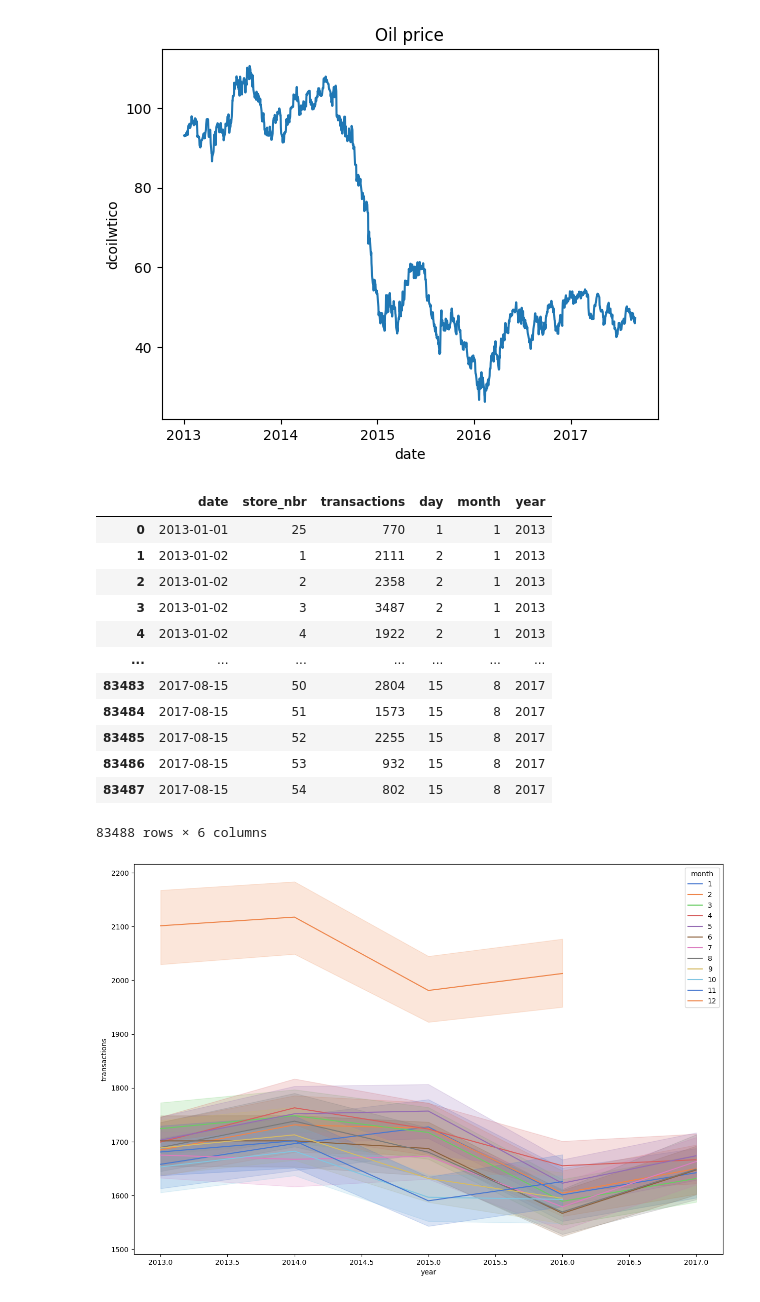
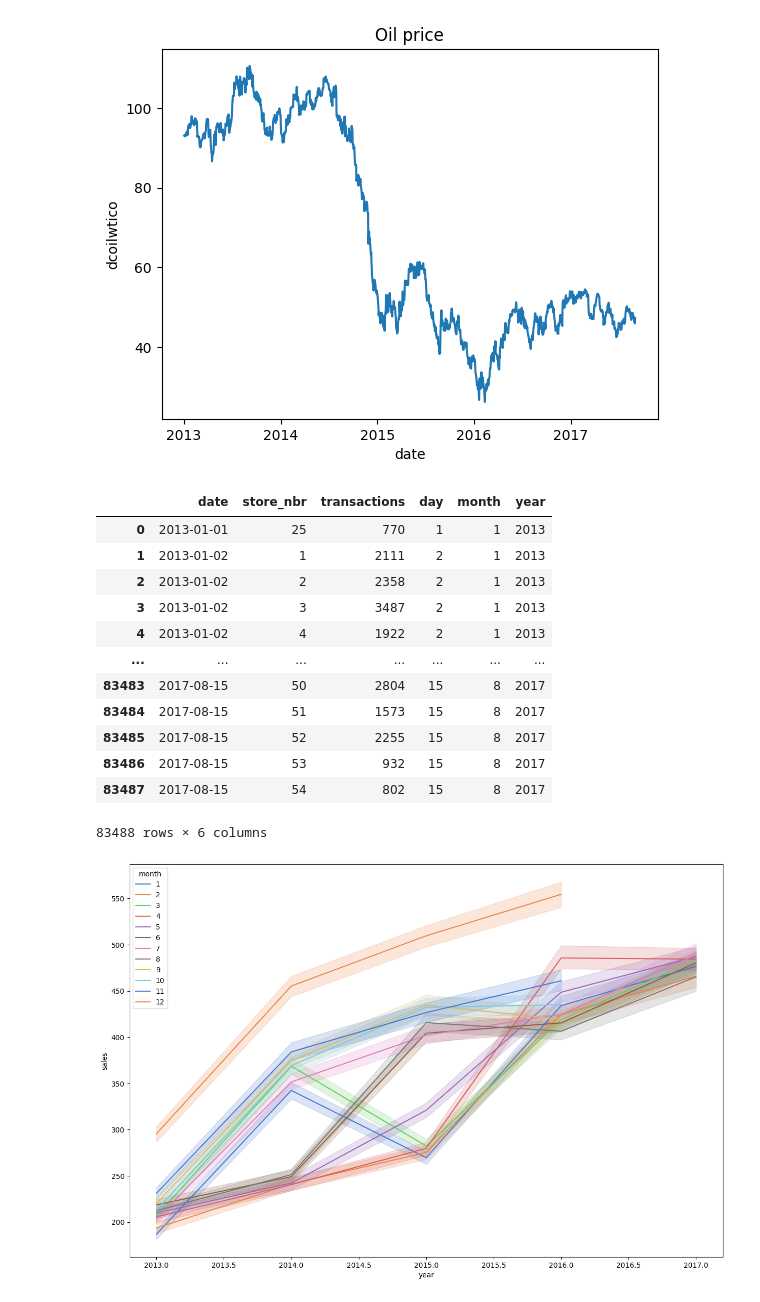
Before and after one commit to Ephicho/Regression, a Jupyter notebook: Regression.ipynb, the cells around one changed output. Cells and saved outputs as stored; diff of their text form; code cells hidden in the pictures.

```diff
--- a/Regression.ipynb
+++ b/Regression.ipynb
@@ -282,34 +282,34 @@ plt.title('Oil price')
 Text(0.5, 1.0, 'Oil price')
 [figure]
 # %%
-transaction_data['date'] = pd.to_datetime(transaction_data.date, format='%Y/%m/%d')
+train_data['date'] = pd.to_datetime(train_data.date, format='%Y/%m/%d')
 
-transaction_data['day'] = pd.DatetimeIndex(transaction_data.date).day
-transaction_data['month'] = pd.DatetimeIndex(transaction_data.date).month
-transaction_data['year'] = pd.DatetimeIndex(transaction_data.date).year
+train_data['day'] = pd.DatetimeIndex(train_data.date).day
+train_data['month'] = pd.DatetimeIndex(train_data.date).month
+train_data['year'] = pd.DatetimeIndex(train_data.date).year
 
 fig, ax = plt.subplots(figsize=(15,10))
 
 sns.lineplot(
-    data = transaction_data,
+    data = train_data,
     x = 'year',
-    y = 'transactions',
+    y = 'sales',
     hue = 'month',
     palette='muted'
 )
 transaction_data
 # %% [output]
 |  | date | store_nbr | transactions | day | month | year |
 | 0 | 2013-01-01 | 25 | 770 | 1 | 1 | 2013 |
 | 1 | 2013-01-02 | 1 | 2111 | 2 | 1 | 2013 |
 | 2 | 2013-01-02 | 2 | 2358 | 2 | 1 | 2013 |
 | 3 | 2013-01-02 | 3 | 3487 | 2 | 1 | 2013 |
 | 4 | 2013-01-02 | 4 | 1922 | 2 | 1 | 2013 |
 | ... | ... | ... | ... | ... | ... | ... |
 | 83483 | 2017-08-15 | 50 | 2804 | 15 | 8 | 2017 |
 | 83484 | 2017-08-15 | 51 | 1573 | 15 | 8 | 2017 |
 | 83485 | 2017-08-15 | 52 | 2255 | 15 | 8 | 2017 |
 | 83486 | 2017-08-15 | 53 | 932 | 15 | 8 | 2017 |
 | 83487 | 2017-08-15 | 54 | 802 | 15 | 8 | 2017 |
 83488 rows × 6 columns
-[figure, old version]
+[figure, new version]
```
